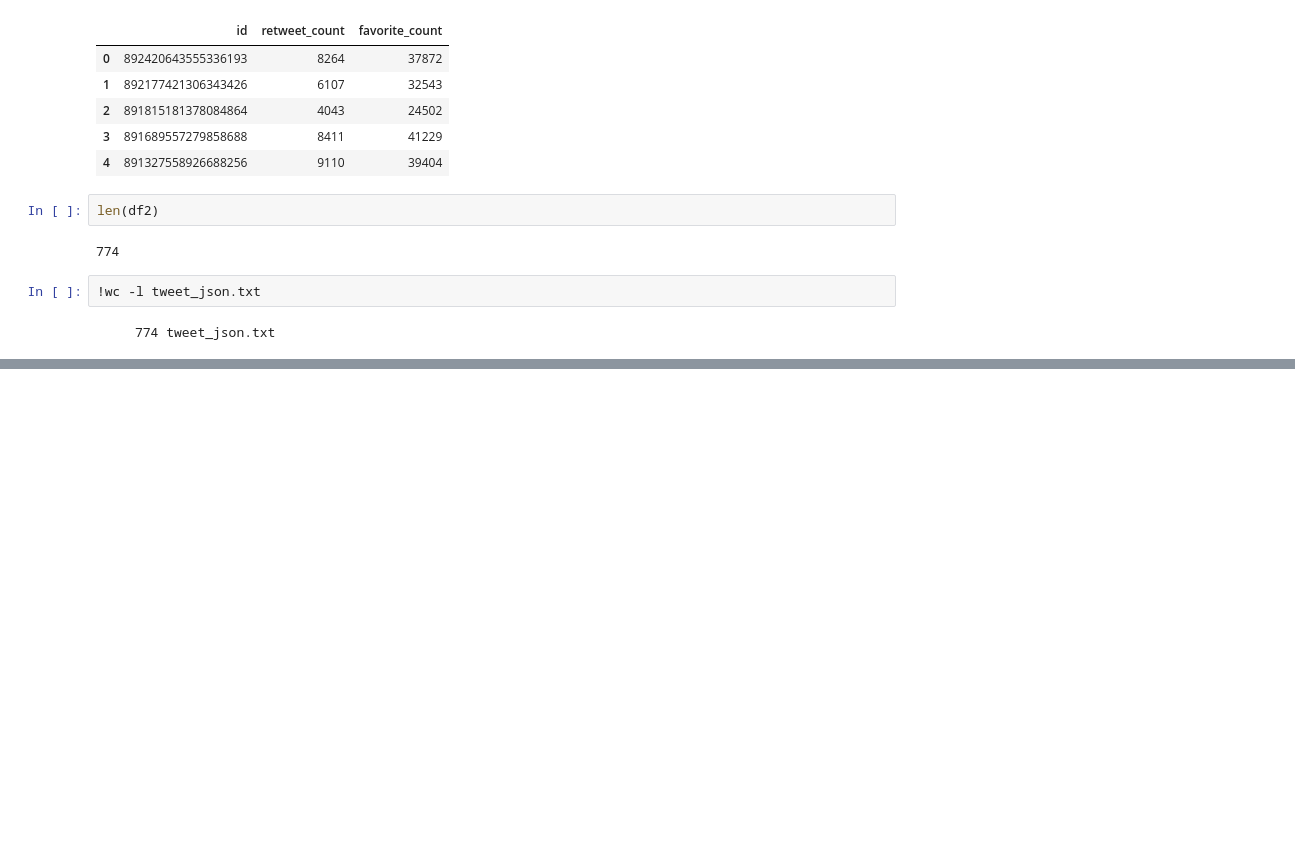
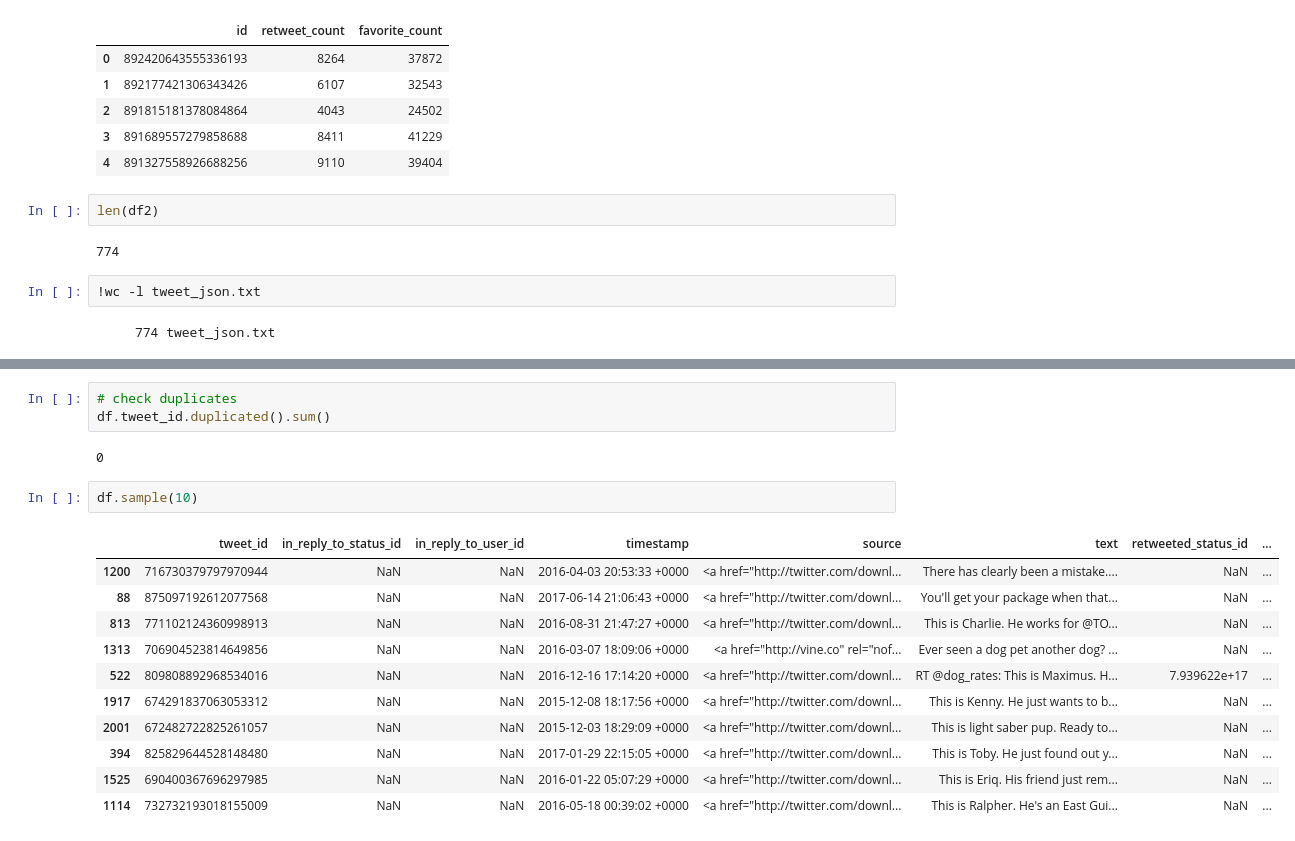
Before and after one commit to jgu1989/UdacityDataAnalystNanodegree, a Jupyter notebook: 4_Wrangle_Analyze/wrangle_act.ipynb, the cells around one changed output, grey strips where cells are left out. Saved outputs shown, nothing was run; the diff lists cells and outputs as text; blank space fills up the shorter version.

```diff
--- a/4_Wrangle_Analyze/wrangle_act.ipynb
+++ b/4_Wrangle_Analyze/wrangle_act.ipynb
@@ -82,0 +117,19 @@ len(df2)
+# %%
+# check duplicates
+df.tweet_id.duplicated().sum()
+# %% [output]
+0
+# %%
+df.sample(10)
+# %% [output]
+|  | tweet_id | in_reply_to_status_id | in_reply_to_user_id | timestamp | source | text | retweeted_status_id | ... |
+| 1200 | 716730379797970944 | NaN | NaN | 2016-04-03 20:53:33 +0000 | <a href="http://twitter.com/downl... | There has clearly been a mistake.... | NaN | ... |
+| 88 | 875097192612077568 | NaN | NaN | 2017-06-14 21:06:43 +0000 | <a href="http://twitter.com/downl... | You'll get your package when that... | NaN | ... |
+| 813 | 771102124360998913 | NaN | NaN | 2016-08-31 21:47:27 +0000 | <a href="http://twitter.com/downl... | This is Charlie. He works for @TO... | NaN | ... |
+| 1313 | 706904523814649856 | NaN | NaN | 2016-03-07 18:09:06 +0000 | <a href="http://vine.co" rel="nof... | Ever seen a dog pet another dog? ... | NaN | ... |
+| 522 | 809808892968534016 | NaN | NaN | 2016-12-16 17:14:20 +0000 | <a href="http://twitter.com/downl... | RT @dog_rates: This is Maximus. H... | 7.939622e+17 | ... |
+| 1917 | 674291837063053312 | NaN | NaN | 2015-12-08 18:17:56 +0000 | <a href="http://twitter.com/downl... | This is Kenny. He just wants to b... | NaN | ... |
+| 2001 | 672482722825261057 | NaN | NaN | 2015-12-03 18:29:09 +0000 | <a href="http://twitter.com/downl... | This is light saber pup. Ready to... | NaN | ... |
+| 394 | 825829644528148480 | NaN | NaN | 2017-01-29 22:15:05 +0000 | <a href="http://twitter.com/downl... | This is Toby. He just found out y... | NaN | ... |
+| 1525 | 690400367696297985 | NaN | NaN | 2016-01-22 05:07:29 +0000 | <a href="http://twitter.com/downl... | This is Eriq. His friend just rem... | NaN | ... |
+| 1114 | 732732193018155009 | NaN | NaN | 2016-05-18 00:39:02 +0000 | <a href="http://twitter.com/downl... | This is Ralpher. He's an East Gui... | NaN | ... |
```
Also changed, not shown: parts of 3 cells of this notebook.
